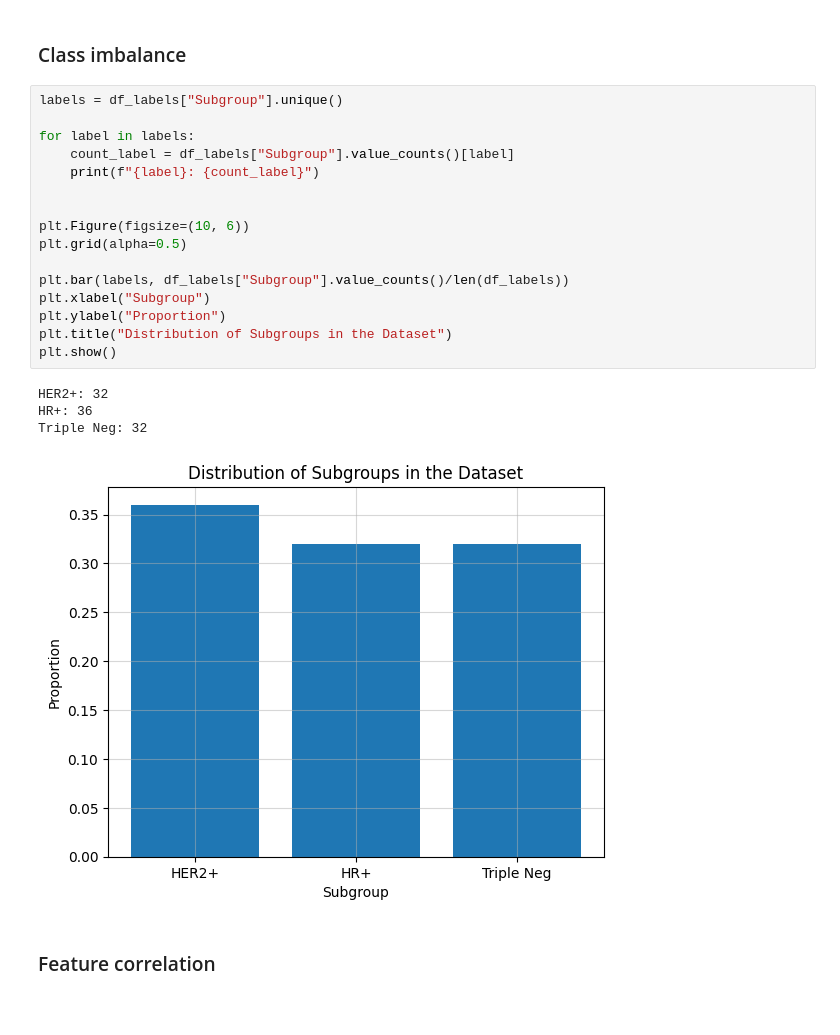
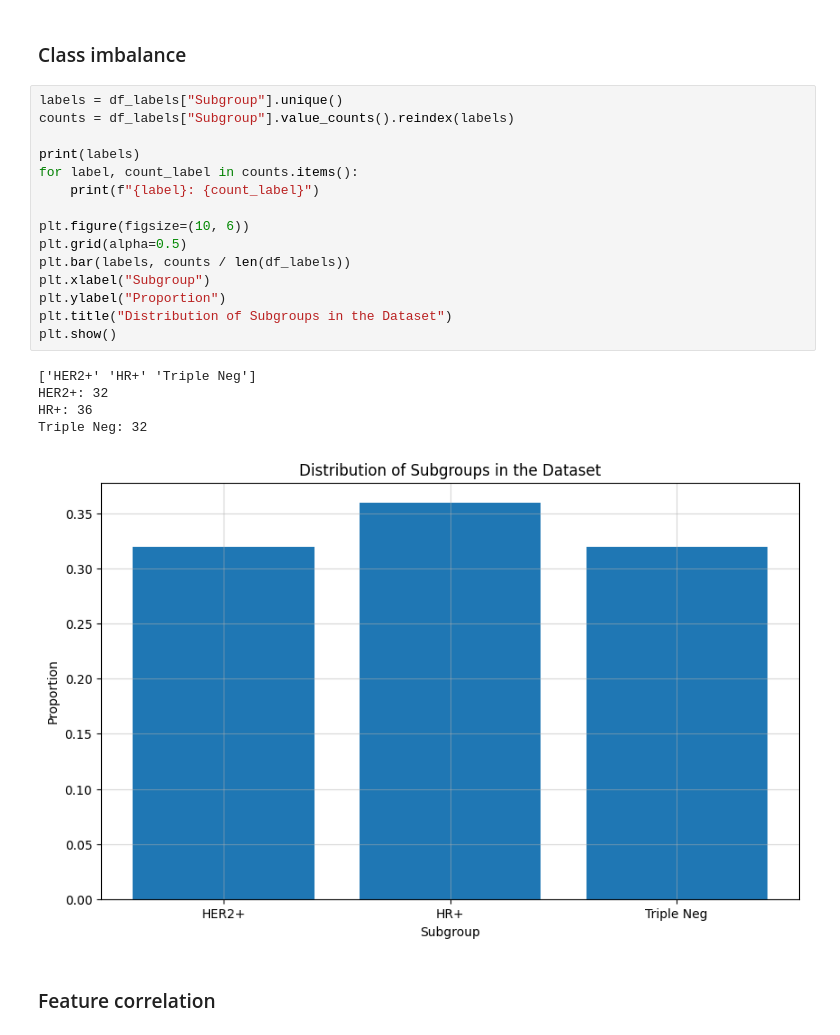
Before and after one commit to imaanb/bmt_group13, a Jupyter notebook: expl.ipynb, the cells around one changed output. Drawn from its saved outputs; the diff is of its cells as text; blank space fills up the shorter version.

```diff
--- a/expl.ipynb
+++ b/expl.ipynb
@@ -13,25 +13,25 @@ df_labels = pd.read_csv('Train_clinical.txt', sep=None, engine='python')
 ### Class imbalance
 # %%
 labels = df_labels["Subgroup"].unique()
+counts = df_labels["Subgroup"].value_counts().reindex(labels)
 
-for label in labels:
-    count_label = df_labels["Subgroup"].value_counts()[label]
+print(labels)
+for label, count_label in counts.items():
     print(f"{label}: {count_label}")
 
-
-plt.Figure(figsize=(10, 6))
+plt.figure(figsize=(10, 6))
 plt.grid(alpha=0.5)
-
-plt.bar(labels, df_labels["Subgroup"].value_counts()/len(df_labels))
+plt.bar(labels, counts / len(df_labels))
 plt.xlabel("Subgroup")
 plt.ylabel("Proportion")
 plt.title("Distribution of Subgroups in the Dataset")
 plt.show()
 # %% [output]
+['HER2+' 'HR+' 'Triple Neg']
 HER2+: 32
 HR+: 36
 Triple Neg: 32
-[figure, old version]
+[figure, new version]
 # %% [markdown]
 ### Feature correlation
 # %%
```
Also changed, not shown: parts of 4 cells of this notebook, 17 other files.
